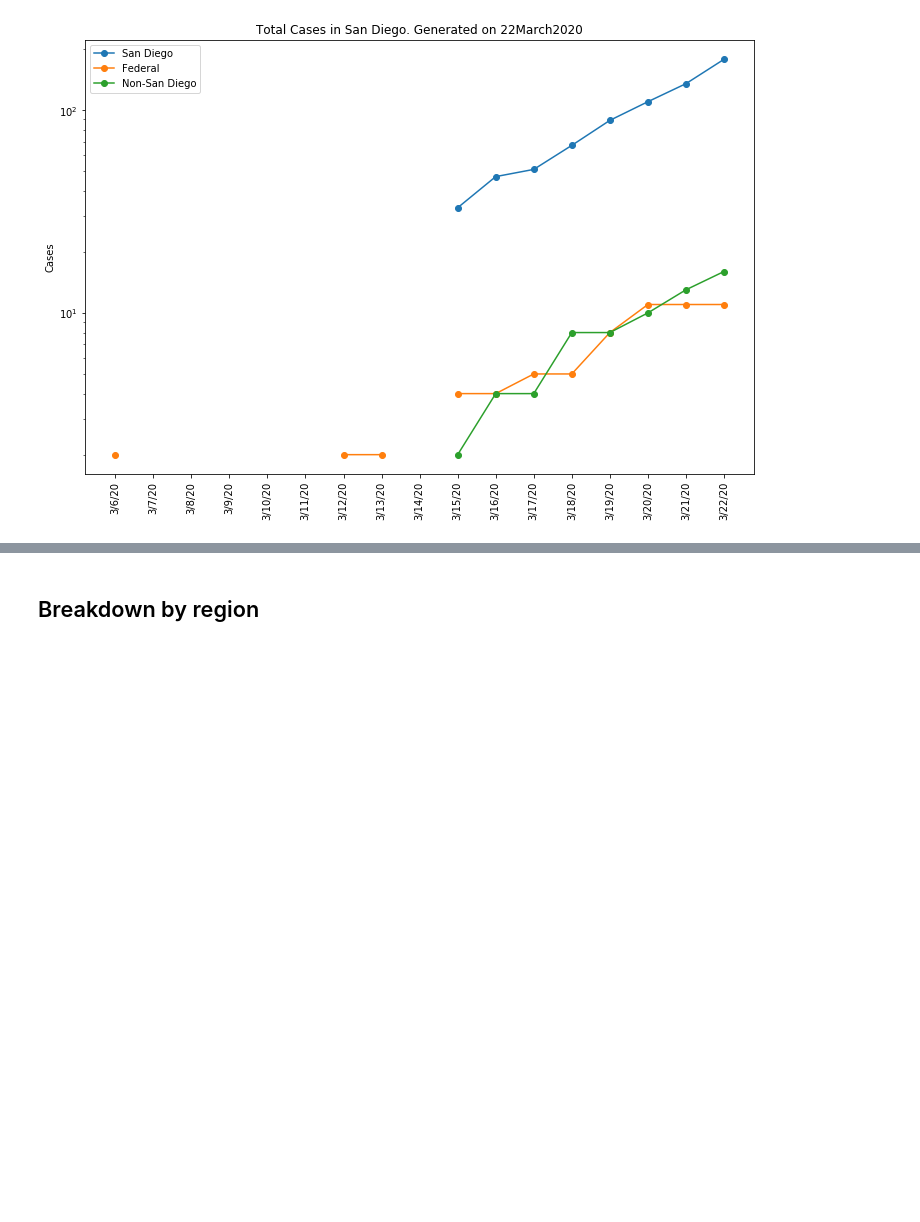
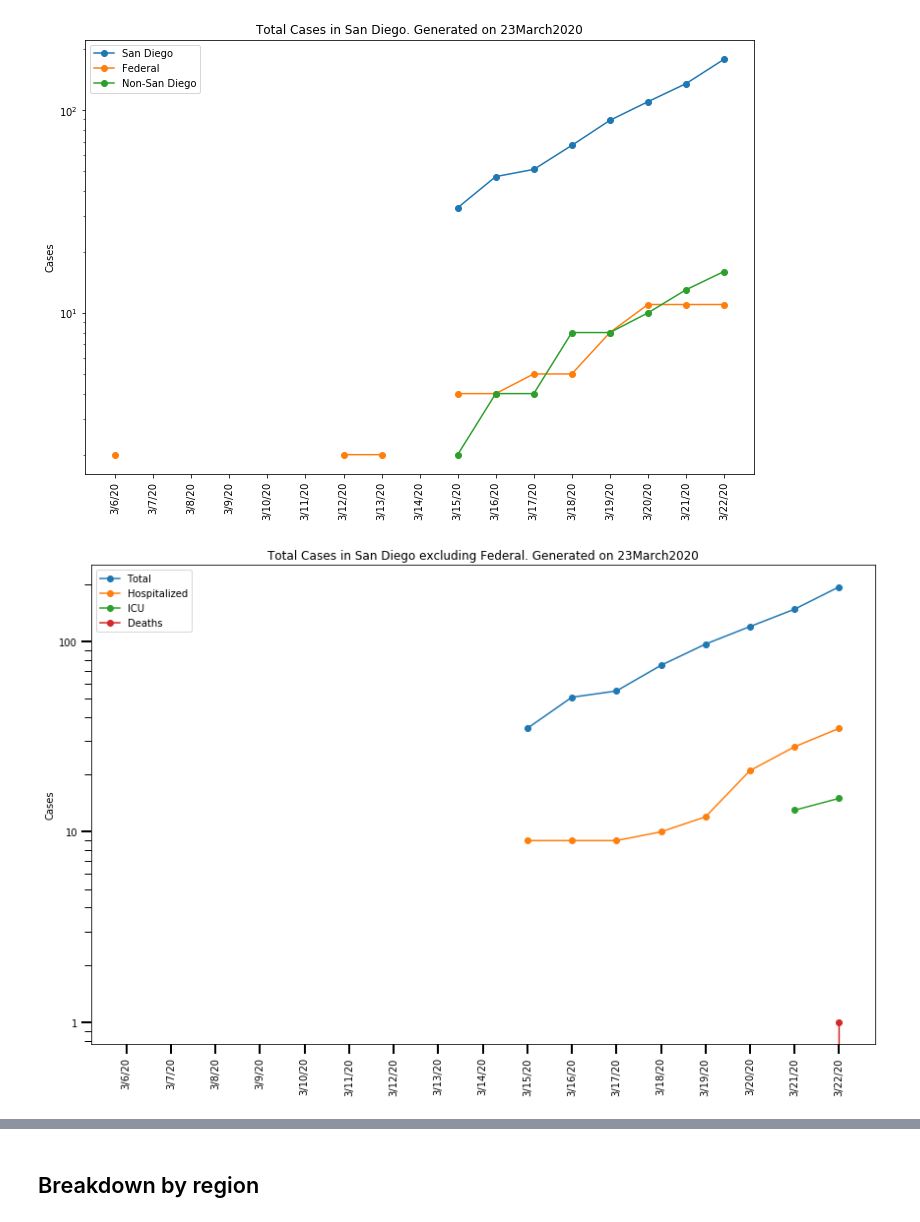
Before and after one commit to menis/sd_covid, a Jupyter notebook: sd_covid_analysis.ipynb, the cells around one changed output, grey strips where cells are left out. Cells and saved outputs as stored; diff of their text form; code cells hidden in the pictures; blank space fills up the shorter version.

```diff
--- a/sd_covid_analysis.ipynb
+++ b/sd_covid_analysis.ipynb
@@ -39,6 +40,25 @@ plt.yscale('log')
 plt.savefig("./plots/totalcasesinSanDiego_logscale_"+today_str+".png")
 # %% [output]
 [figure]
+# %%
+f, ax = plt.subplots(figsize=(12,8))
+ax.plot(df['date'], df['sd_total']+df['nonsd_total'], '-o', label="Total")
+ax.plot(df['date'], df['sd_hosp']+df['nonsd_hosp'], '-o', label="Hospitalized")
+ax.plot(df['date'], df['sd_icu']+df['nonsd_icu'], '-o', label="ICU")
+ax.plot(df['date'], df['sd_death']+df['nonsd_death'], '-o', label="Deaths")
+
+plt.ylabel("Cases")
+plt.legend(loc='upper left')
+plt.xticks(rotation='vertical')
+plt.yscale('log')
+plt.title('Total Cases in San Diego excluding Federal. Generated on '+today_str)
+plt.tick_params(direction='out', length=10, width=2)
+plt.tick_params(direction='out', length=7, width=1, which='minor')
+ax.yaxis.set_major_formatter(ScalarFormatter())
+plt.tight_layout()
+plt.savefig("./plots/totalcasesinSanDiego_outcomedetail_logscale_nonfederal_"+today_str+".png")
+# %% [output]
+[figure, added]
 # %%
 f, ax = plt.subplots(figsize=(12,8))
 ax.plot(df['date'], df['sd_total']+df['nonsd_total'], '-o', label="Total")
```
Also changed, not shown: parts of 4 cells of this notebook, 6 other files.
